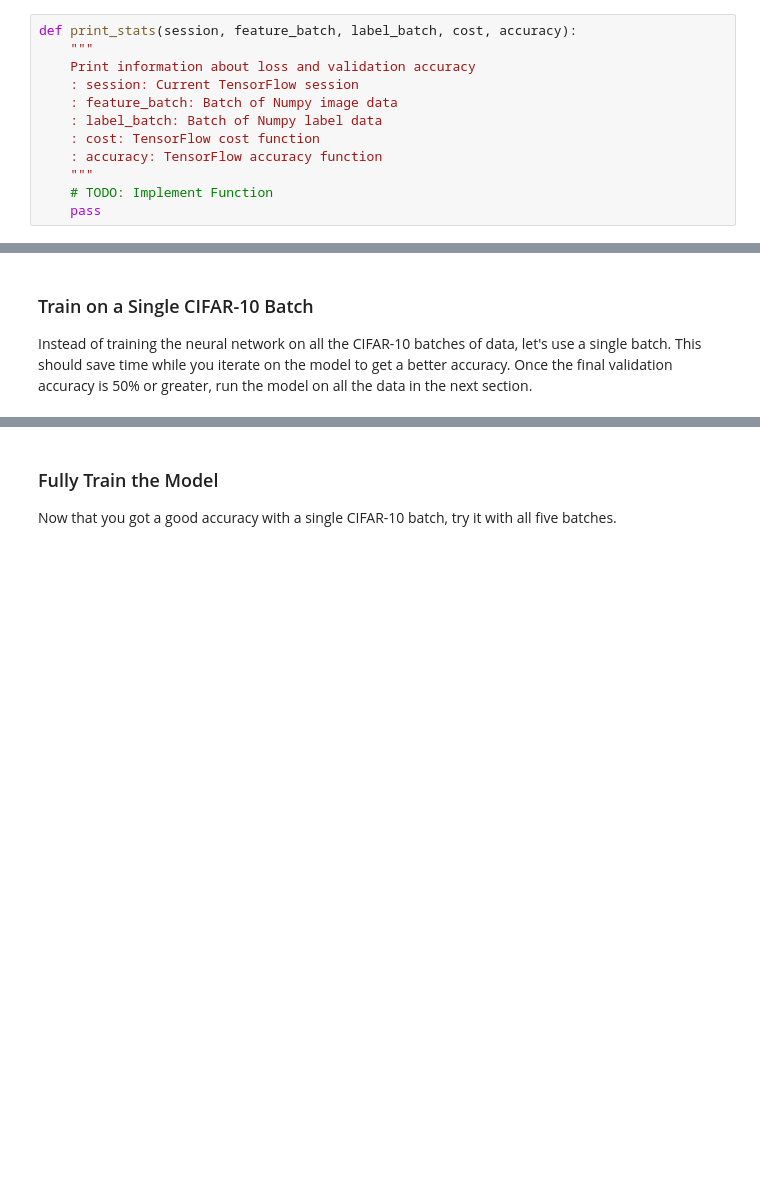
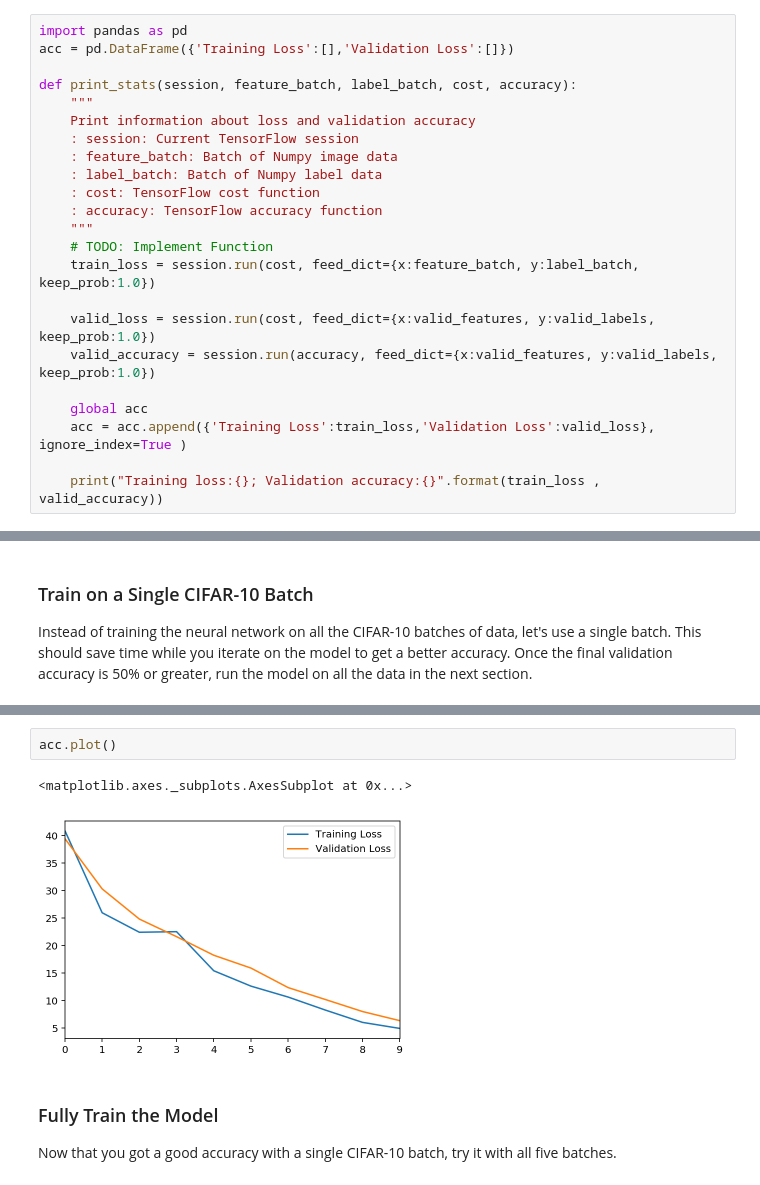
Before and after one commit to udacity/deep-learning, a Jupyter notebook: image-classification/dlnd_image_classification.ipynb, the cells around one changed output, grey strips where cells are left out. Saved outputs shown, nothing was run; the diff lists cells and outputs as text; blank space fills up the shorter version.

```diff
--- a/image-classification/dlnd_image_classification.ipynb
+++ b/image-classification/dlnd_image_classification.ipynb
@@ -390,6 +460,9 @@ tests.test_train_nn(train_neural_network)
 ### Show Stats
 Implement the function `print_stats` to print loss and validation accuracy.  Use the global variables `valid_features` and `valid_labels` to calculate validation accuracy.  Use a keep probability of `1.0` to calculate the loss and validation accuracy.
 # %%
+import pandas as pd
+acc = pd.DataFrame({'Training Loss':[],'Validation Loss':[]})
+
 def print_stats(session, feature_batch, label_batch, cost, accuracy):
     """
     Print information about loss and validation accuracy
@@ -400,7 +473,15 @@ def print_stats(session, feature_batch, label_batch, cost, accuracy):
     : accuracy: TensorFlow accuracy function
     """
     # TODO: Implement Function
-    pass
+    train_loss = session.run(cost, feed_dict={x:feature_batch, y:label_batch, keep_prob:1.0})
+
+    valid_loss = session.run(cost, feed_dict={x:valid_features, y:valid_labels, keep_prob:1.0})
+    valid_accuracy = session.run(accuracy, feed_dict={x:valid_features, y:valid_labels, keep_prob:1.0})
+
+    global acc
+    acc = acc.append({'Training Loss':train_loss,'Validation Loss':valid_loss}, ignore_index=True )
+
+    print("Training loss:{}; Validation accuracy:{}".format(train_loss , valid_accuracy))
 # %% [markdown]
 ### Hyperparameters
 Tune the following parameters:
@@ -438,3 +532,8 @@ with tf.Session() as sess:
+# %%
+acc.plot()
+# %% [output]
+<matplotlib.axes._subplots.AxesSubplot at 0x...>
+[figure, added]
 # %% [markdown]
 ### Fully Train the Model
 Now that you got a good accuracy with a single CIFAR-10 batch, try it with all five batches.
```
Also changed, not shown: parts of 16 cells of this notebook, 1 other file.
